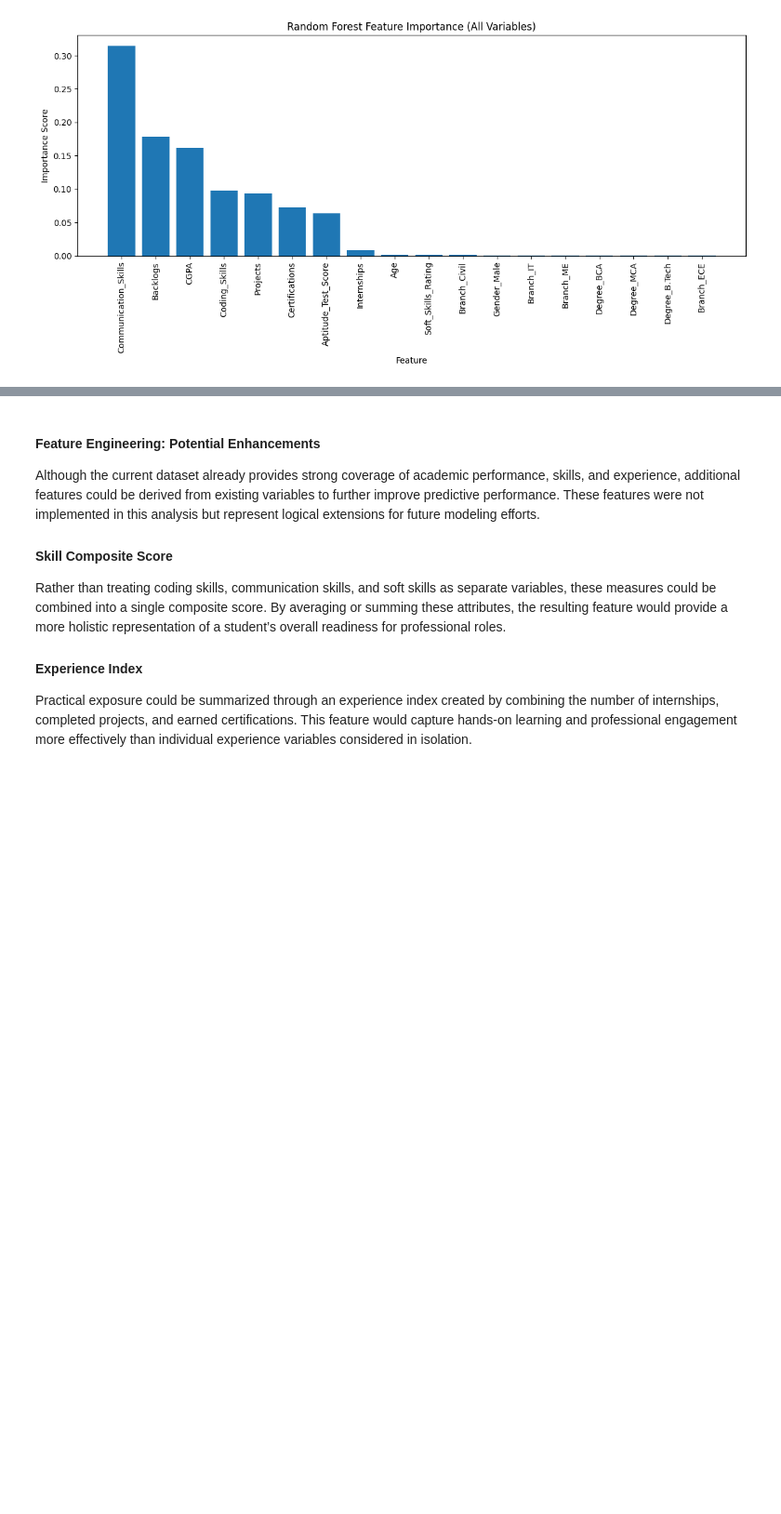
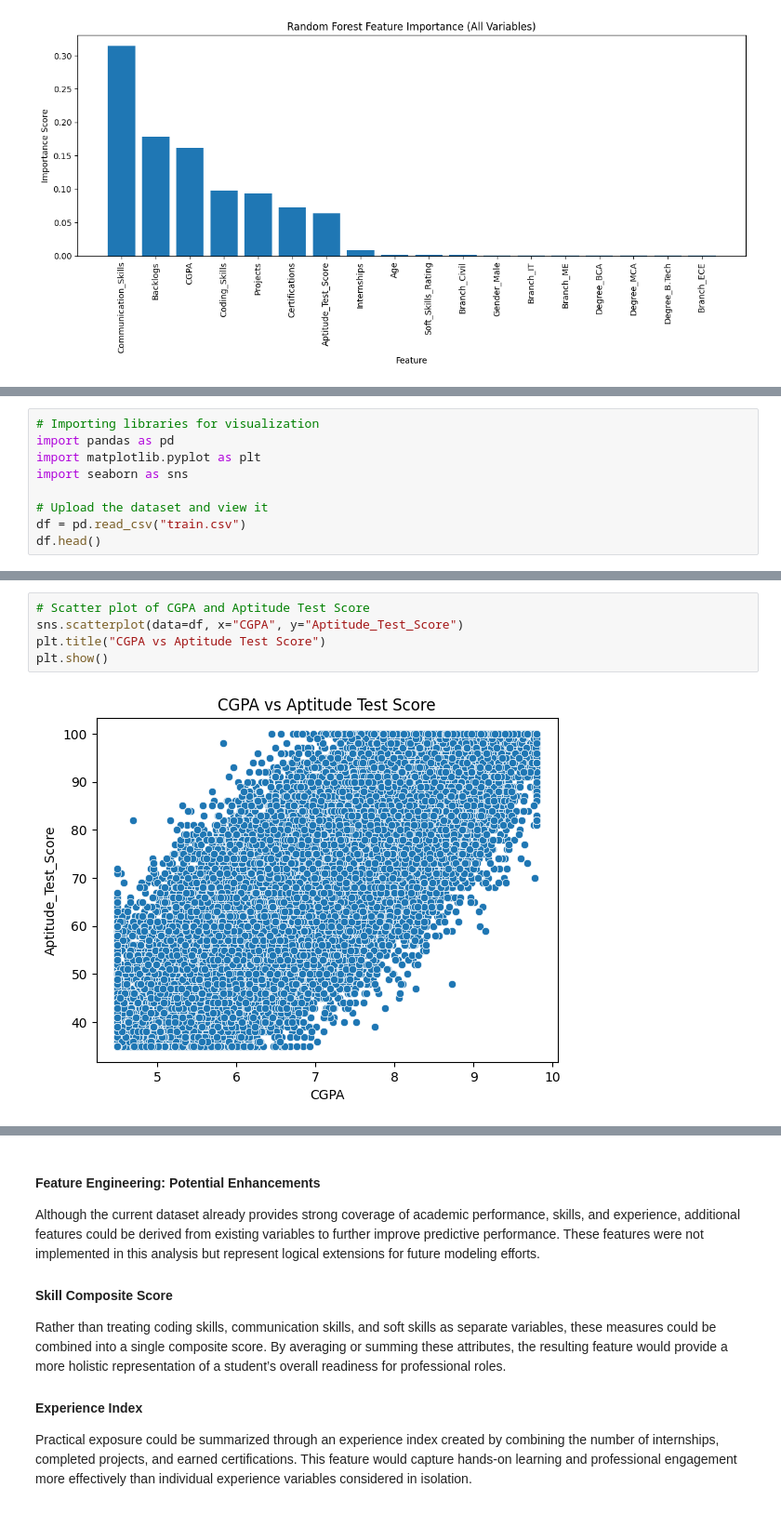
Before and after one commit to muskaanmahes/DS-7331-Term-Project, a Jupyter notebook: Lab1_Visualization_and_Data_Preprocessing/Master_Notebook.ipynb, the cells around one changed output, grey strips where cells are left out. Shown at 93% size. Drawn from its saved outputs; the diff is of its cells as text; blank space fills up the shorter version.

Commit message:
Add files via upload
added Chloe's portion of the notebook

```diff
--- a/Lab1_Visualization_and_Data_Preprocessing/Master_Notebook.ipynb
+++ b/Lab1_Visualization_and_Data_Preprocessing/Master_Notebook.ipynb
@@ -1351,0 +1354,9 @@ Classification Report:
+# %%
+# Importing libraries for visualization
+import pandas as pd
+import matplotlib.pyplot as plt
+import seaborn as sns
+
+# Upload the dataset and view it
+df = pd.read_csv("train.csv")
+df.head()
@@ -1351,0 +1380,7 @@ Classification Report:
+# %%
+# Scatter plot of CGPA and Aptitude Test Score
+sns.scatterplot(data=df, x="CGPA", y="Aptitude_Test_Score")
+plt.title("CGPA vs Aptitude Test Score")
+plt.show()
+# %% [output]
+[figure, added]
```
Also changed, not shown: parts of 30 cells of this notebook.
